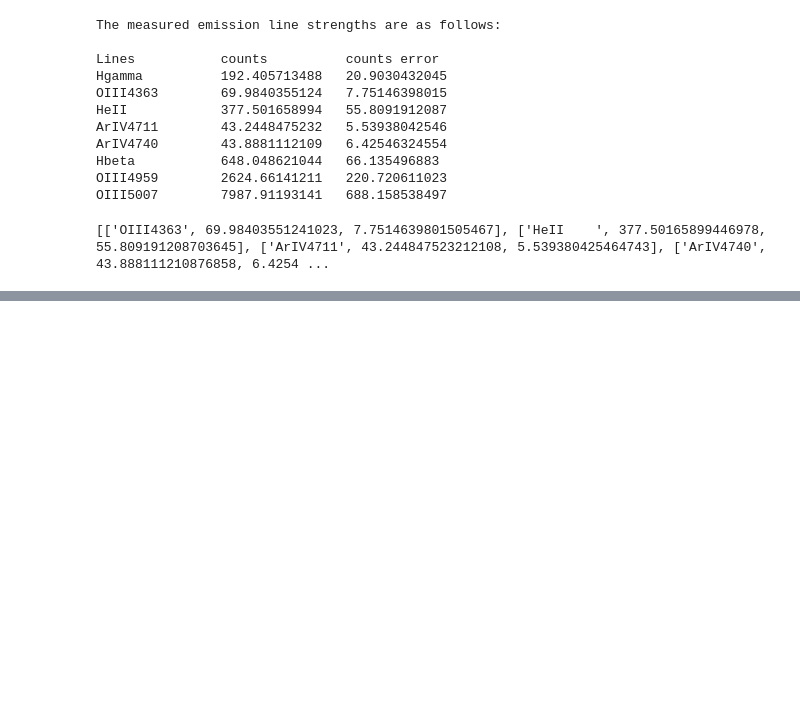
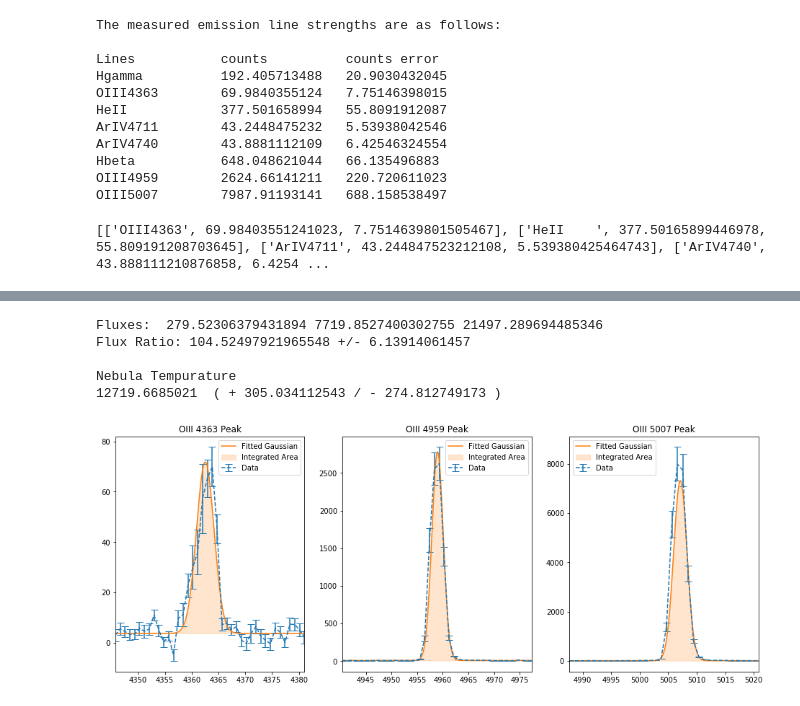
Before and after one commit to NMiklave/ast443-nyc, a Jupyter notebook: lab2/notebook/lab2_analysis.ipynb, the cells around one changed output, grey strips where cells are left out. Cells and saved outputs as stored; diff of their text form; code cells hidden in the pictures; blank space fills up the shorter version.

Commit message:
calculated number density and used gaussian profiles for fluxes

```diff
--- a/lab2/notebook/lab2_analysis.ipynb
+++ b/lab2/notebook/lab2_analysis.ipynb
@@ -612,0 +485,58 @@ Flux Ratio (Beta/Gamma):  3.16450104327 +/- 0.169104758617
+# %%
+# Gaussian fit function
+def gaussian(x, a, m, s, o):
+    gauss = a*np.exp(-1/2*((x-m)/(s))**2)+o
+    return gauss
+
+def fit_gaussian(axis, x, y, err):
+    inits = [max(y), np.mean(x), 1, 0]
+    params, covar = curve_fit(gaussian, x, y, sigma=err, p0=inits)
+
+    domain = np.linspace(x[0], x[-1], 300)
+
+    axis.errorbar(x, y , err, color='C0', linestyle='--', label='Data', capsize=5)
+    axis.plot(domain, gaussian(domain, *params), color='C1', label='Fitted Gaussian')
+    axis.fill_between(domain, gaussian(domain, *params), params[3], color='C1', label='Integrated Area', alpha=.2)
+    axis.legend()
+    axis.set_xlim(x[0], x[-1])
+
+    return quad(gaussian, x[0], x[-1], args=(params[0], params[1], params[2], 0))
+# %%
+# O3 Line ratio, integrating around peaks
+fig, axs = plt.subplots(1, 3, figsize=(16, 6))
+
+OIII_4363 = fit_gaussian(axs[0], exp_wl[55-20:55+20], neb_fluxcali[55-20:55+20], sig_neb_fluxcali[55-20:55+20])[0]
+OIII_4959 = fit_gaussian(axs[1], exp_wl[699-20:699+20], neb_fluxcali[699-20:699+20], sig_neb_fluxcali[699-20:699+20])[0]
+OIII_5007 = fit_gaussian(axs[2], exp_wl[749-20:749+20], neb_fluxcali[749-20:749+20], sig_neb_fluxcali[749-20:749+20])[0]
+
+OIII_4363_sig = np.sqrt(OIII_4363)
+OIII_4959_sig = np.sqrt(OIII_4959)
+OIII_5007_sig = np.sqrt(OIII_5007)
+
+axs[0].set_title('OIII 4363 Peak')
+axs[1].set_title('OIII 4959 Peak')
+axs[2].set_title('OIII 5007 Peak')
+
+print('Fluxes: ', OIII_4363, OIII_4959, OIII_5007)
+OIII_ratio = (OIII_4959+OIII_5007)/(OIII_4363)
+print('Flux Ratio:', OIII_ratio, '+/-', OIII_ratio_sig)
+
+# Solve for T by finding roots
+function = lambda T : 7.9*np.exp(3.29e4 / T)-OIII_ratio*(1+.45*pow(T, -1/2))
+function_pos = lambda T : 7.9*np.exp(3.29e4 / T)-(OIII_ratio+OIII_ratio_sig)*(1+.45*pow(T, -1/2))
+function_neg = lambda T : 7.9*np.exp(3.29e4 / T)-(OIII_ratio-OIII_ratio_sig)*(1+.45*pow(T, -1/2))
+roots = fsolve(function, 10000)
+roots_pos = fsolve(function_pos, 10000)
+roots_neg = fsolve(function_neg, 10000)
+
+print('\nNebula Tempurature')
+print(*roots, ' ( +',*roots_neg-roots, '/ -',*roots-roots_pos,')')
+
+plt.show()
+# %% [output]
+Fluxes:  279.52306379431894 7719.8527400302755 21497.289694485346
+Flux Ratio: 104.52497921965548 +/- 6.13914061457
+
+Nebula Tempurature
+12719.6685021  ( + 305.034112543 / - 274.812749173 )
+[figure, added]
```
Also changed, not shown: parts of 8 cells of this notebook.
